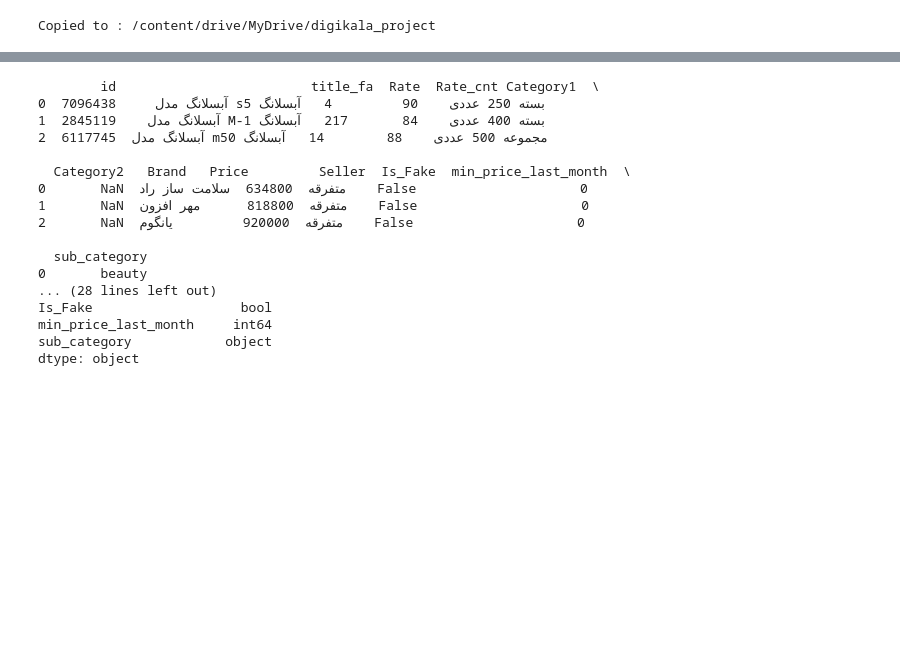
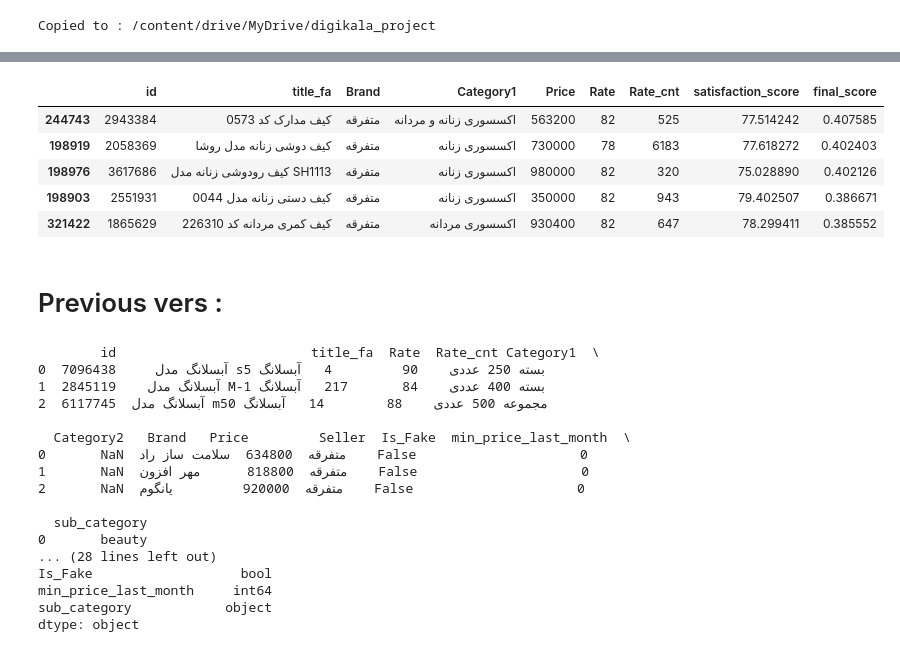
Before and after one commit to saramardani/Digikala-Insight, a Jupyter notebook: ExploringTools.ipynb, the cells around one changed output, grey strips where cells are left out. Cells and saved outputs as stored; diff of their text form; code cells hidden in the pictures; blank space fills up the shorter version.

```diff
--- a/ExploringTools.ipynb
+++ b/ExploringTools.ipynb
@@ -45,3 +260,20 @@ comments = pd.read_csv(os.path.join(drive_folder, 'digikala-comments.csv'))
+# %%
+result = search_products(
+    "کیف روزمره",
+    price_max=1000000,
+    top_k=5
+)
+
+result
+# %% [output]
+|  | id | title_fa | Brand | Category1 | Price | Rate | Rate_cnt | satisfaction_score | final_score |
+| 244743 | 2943384 | کیف مدارک کد 0573 | متفرقه | اکسسوری زنانه و مردانه | 563200 | 82 | 525 | 77.514242 | 0.407585 |
+| 198919 | 2058369 | کیف دوشی زنانه مدل روشا | متفرقه | اکسسوری زنانه | 730000 | 78 | 6183 | 77.618272 | 0.402403 |
+| 198976 | 3617686 | کیف رودوشی زنانه مدل SH1113 | متفرقه | اکسسوری زنانه | 980000 | 82 | 320 | 75.028890 | 0.402126 |
+| 198903 | 2551931 | کیف دستی زنانه مدل 0044 | متفرقه | اکسسوری زنانه | 350000 | 82 | 943 | 79.402507 | 0.386671 |
+| 321422 | 1865629 | کیف کمری مردانه کد 226310 | متفرقه | اکسسوری مردانه | 930400 | 82 | 647 | 78.299411 | 0.385552 |
+# %% [markdown]
+# Previous vers :
 # %%
 print(products.head(3))
 print("\n--- columns & nulls ---")
```
Also changed, not shown: parts of 22 cells of this notebook.
